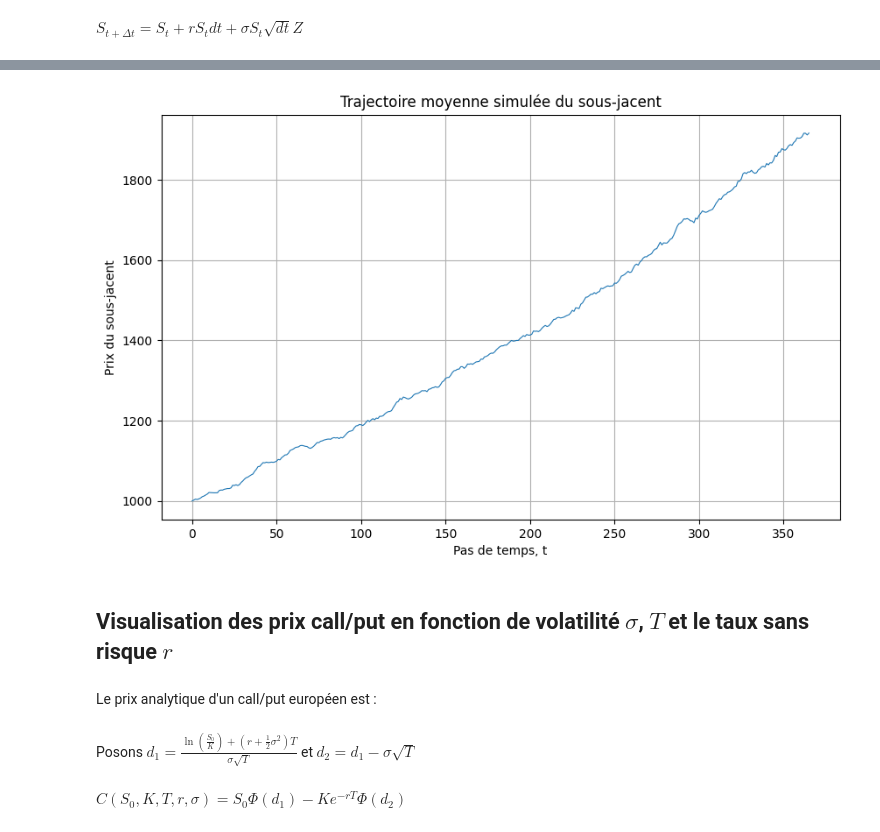
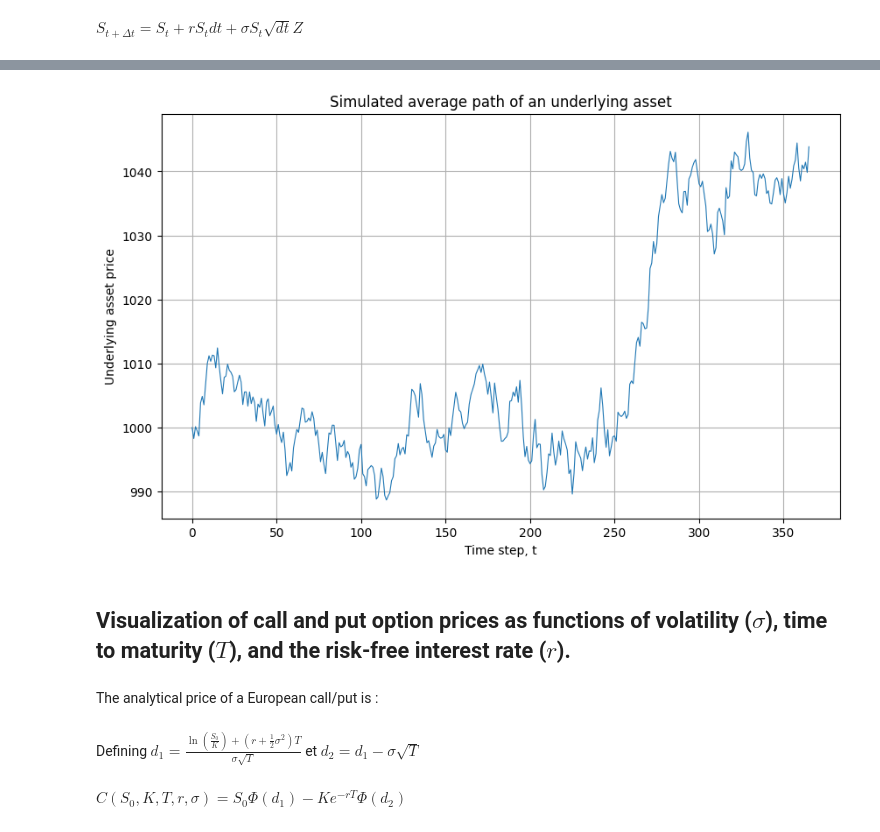
Before and after one commit to zmeikingleb/Financial_Models, a Jupyter notebook: Black Scholes.ipynb, the cells around one changed output, grey strips where cells are left out. Drawn from its saved outputs; the diff is of its cells as text; code cells hidden in the pictures.

```diff
--- a/Black Scholes.ipynb
+++ b/Black Scholes.ipynb
@@ -18,7 +18,7 @@ import matplotlib.pyplot as plt
 import scipy.stats as sk
 # %%
 S0 = 1000
-r = .7
+r = .08
 sigma = .4
 T = 1
 N = 365
@@ -63,19 +63,19 @@ Visualisons la **moyenne de toutes les trajectoires**
 # %%
 plt.figure(figsize=(10,6))
 plt.plot(np.mean(S, axis=0), lw = 0.8)
-plt.title("Trajectoire moyenne simulée du sous-jacent")
-plt.xlabel("Pas de temps, t")
-plt.ylabel("Prix du sous-jacent")
+plt.title("Simulated average path of an underlying asset")
+plt.xlabel("Time step, t")
+plt.ylabel("Underlying asset price")
 plt.grid(True)
 plt.show()
 # %% [output]
-[figure, old version]
+[figure, new version]
 # %% [markdown]
-## Visualisation des prix call/put en fonction de volatilité $\sigma$, $T$ et le taux sans risque $r$
+## Visualization of call and put option prices as functions of volatility ($\sigma$), time to maturity ($T$), and the risk-free interest rate ($r$).
 # %% [markdown]
-Le prix analytique d'un call/put européen est :
+The analytical price of a European call/put is :
 # %% [markdown]
-Posons $d_1 = \frac{\ln\left(\frac{S_0}{K}\right) + \left(r + \frac{1}{2}\sigma^2\right)T}{\sigma \sqrt{T}}$ et $d_2 = d_1 - \sigma \sqrt{T}$
+Defining $d_1 = \frac{\ln\left(\frac{S_0}{K}\right) + \left(r + \frac{1}{2}\sigma^2\right)T}{\sigma \sqrt{T}}$ et $d_2 = d_1 - \sigma \sqrt{T}$
 # %% [markdown]
 $C(S_0, K, T, r, \sigma)= S_0\Phi(d_1) - Ke^{-rT}\Phi(d_2)$
 # %% [markdown]
```
Also changed, not shown: parts of 39 cells of this notebook.
